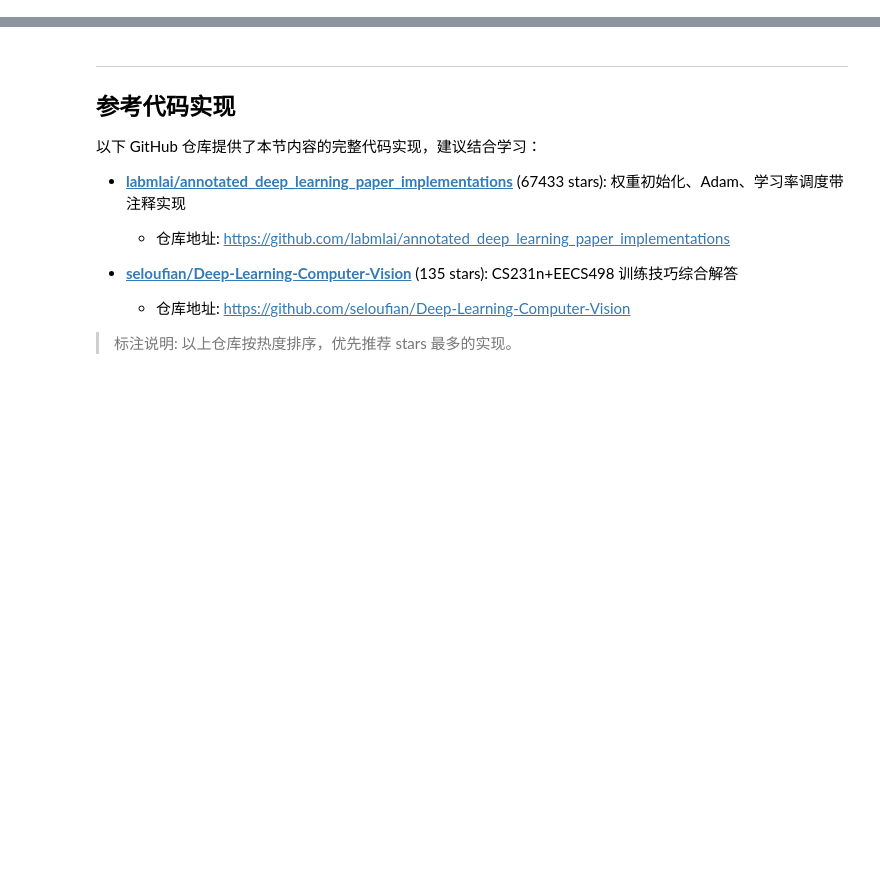
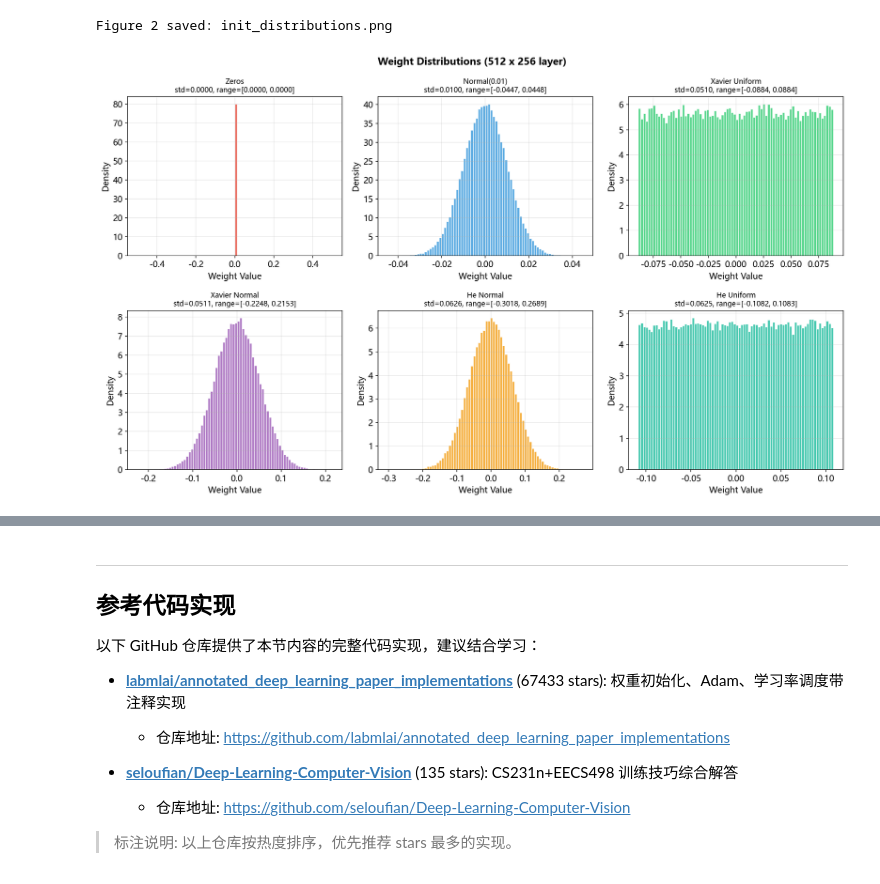
Before and after one commit to ZOUMDA28/-CS231n-, a Jupyter notebook: notebooks/part2-cnn-vision/lecture-07-training-nn/practice.ipynb, the cells around one changed output, grey strips where cells are left out. Drawn from its saved outputs; the diff is of its cells as text; code cells hidden in the pictures; blank space fills up the shorter version.

```diff
--- a/notebooks/part2-cnn-vision/lecture-07-training-nn/practice.ipynb
+++ b/notebooks/part2-cnn-vision/lecture-07-training-nn/practice.ipynb
@@ -78,0 +287,39 @@
+# %%
+# ============================================================
+# Experiment 2: Weight Distribution Histograms
+# ============================================================
+
+fig, axes = plt.subplots(2, 3, figsize=(15, 9))
+axes = axes.flatten()
+n_in, n_out = 512, 256
+
+np.random.seed(42)
+init_methods = {
+    'Zeros': init_zeros(n_in, n_out),
+    'Normal(0.01)': init_small_normal(n_in, n_out),
+    'Xavier Uniform': init_xavier_uniform(n_in, n_out),
+    'Xavier Normal': init_xavier_normal(n_in, n_out),
+    'He Normal': init_he_normal(n_in, n_out),
+    'He Uniform': init_he_uniform(n_in, n_out),
+}
+
+colors = ['#e74c3c', '#3498db', '#2ecc71', '#9b59b6', '#f39c12', '#1abc9c']
+
+for idx, (name, W) in enumerate(init_methods.items()):
+    ax = axes[idx]
+    ax.hist(W.flatten(), bins=80, density=True, color=colors[idx],
+            edgecolor='white', alpha=0.8)
+    ax.set_title(f'{name}\nstd={np.std(W):.4f}, range=[{W.min():.4f}, {W.max():.4f}]',
+                 fontsize=10)
+    ax.set_xlabel('Weight Value')
+    ax.set_ylabel('Density')
+    ax.grid(True, alpha=0.3)
+
+plt.suptitle('Weight Distributions (512 x 256 layer)', fontsize=14, fontweight='bold')
+plt.tight_layout()
+fig.savefig(fig_dir + '/init_distributions.png', dpi=150, bbox_inches='tight')
+plt.show()
+print("Figure 2 saved: init_distributions.png")
+# %% [output]
+Figure 2 saved: init_distributions.png
+[figure, added]
```
Also changed, not shown: parts of 85 cells of this notebook, 36 other files.
